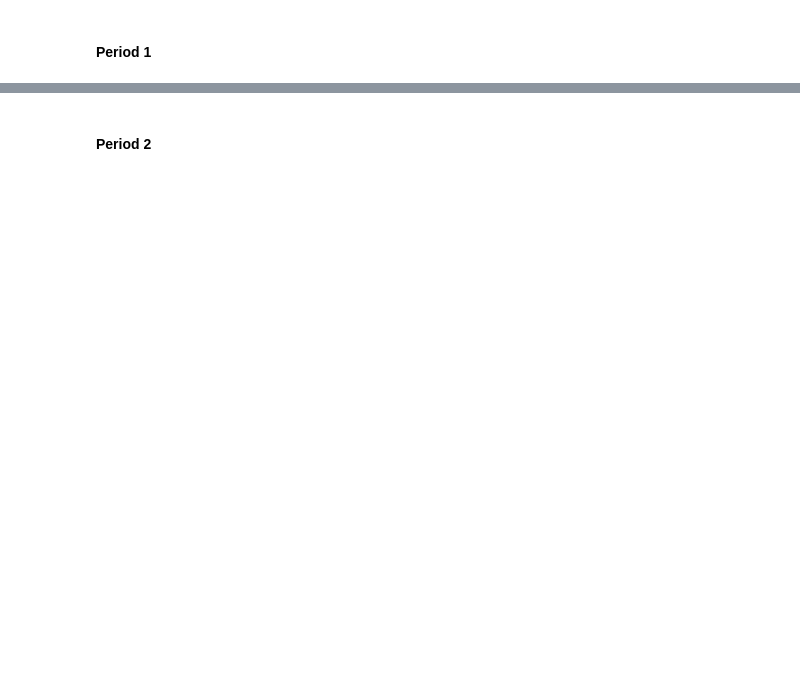
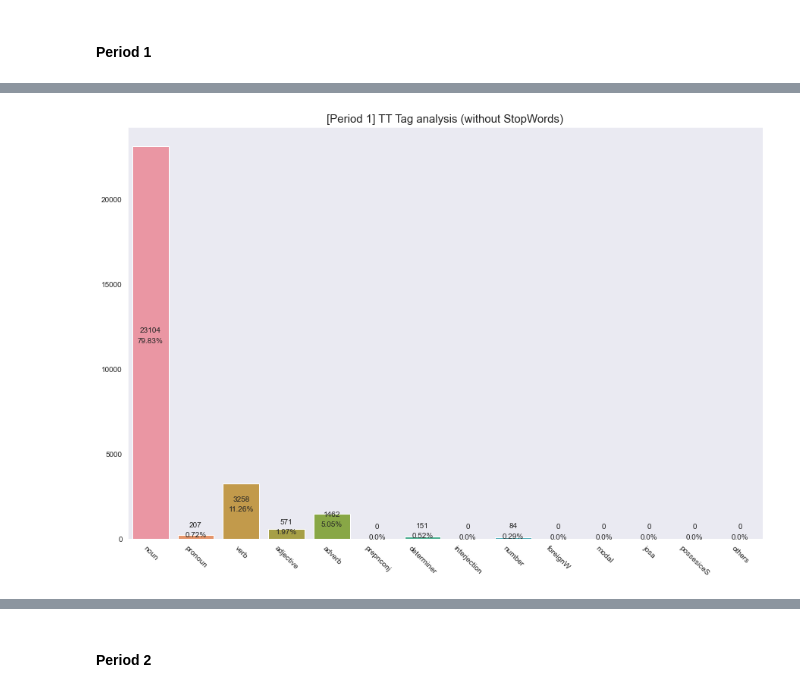
Before and after one commit to MartinusChoi/Text-Mining-Project, a Jupyter notebook: 3-Period-TT-Analysis.ipynb, the cells around one changed output, grey strips where cells are left out. Cells and saved outputs as stored; diff of their text form; code cells hidden in the pictures; blank space fills up the shorter version.

```diff
--- a/3-Period-TT-Analysis.ipynb
+++ b/3-Period-TT-Analysis.ipynb
@@ -219,0 +169,8 @@ def plotBar(data, labels, title):
+# %%
+Kor_stopwords = ''
+
+with open("./Data/Kor_stopwords.txt", 'r', encoding='utf-8') as f:
+    stopword = f.read()
+    Kor_stopwords = stopword
+
+Kor_stopwords = Kor_stopwords.split('\n')
@@ -219,0 +179,4 @@ def plotBar(data, labels, title):
+# %%
+wo_stopword_1 = removeStopWord(tagged_1, stop_tag_list, Kor_stopwords)
+wo_stopword_2 = removeStopWord(tagged_2, stop_tag_list, Kor_stopwords)
+wo_stopword_3 = removeStopWord(tagged_3, stop_tag_list, Kor_stopwords)
@@ -221,3 +206,4 @@ def plotBar(data, labels, title):
 #### Period 1
 # %%
 countDict_1, classDict_1 = calcTags(tagged_1, tagList)
+wo_countDict_1, wo_classDict_1 = calcTags(wo_stopword_1, tagList)
@@ -229,0 +261,6 @@ plotBar(data, labels, "Period 1 Tag analysis")
+# %%
+data, labels = DataNLabel(wo_countDict_1)
+
+plotBar(data, labels, "[Period 1] TT Tag analysis (without StopWords)", RESULT_1)
+# %% [output]
+[figure, added]
```
Also changed, not shown: parts of 82 cells of this notebook, 42 other files.
